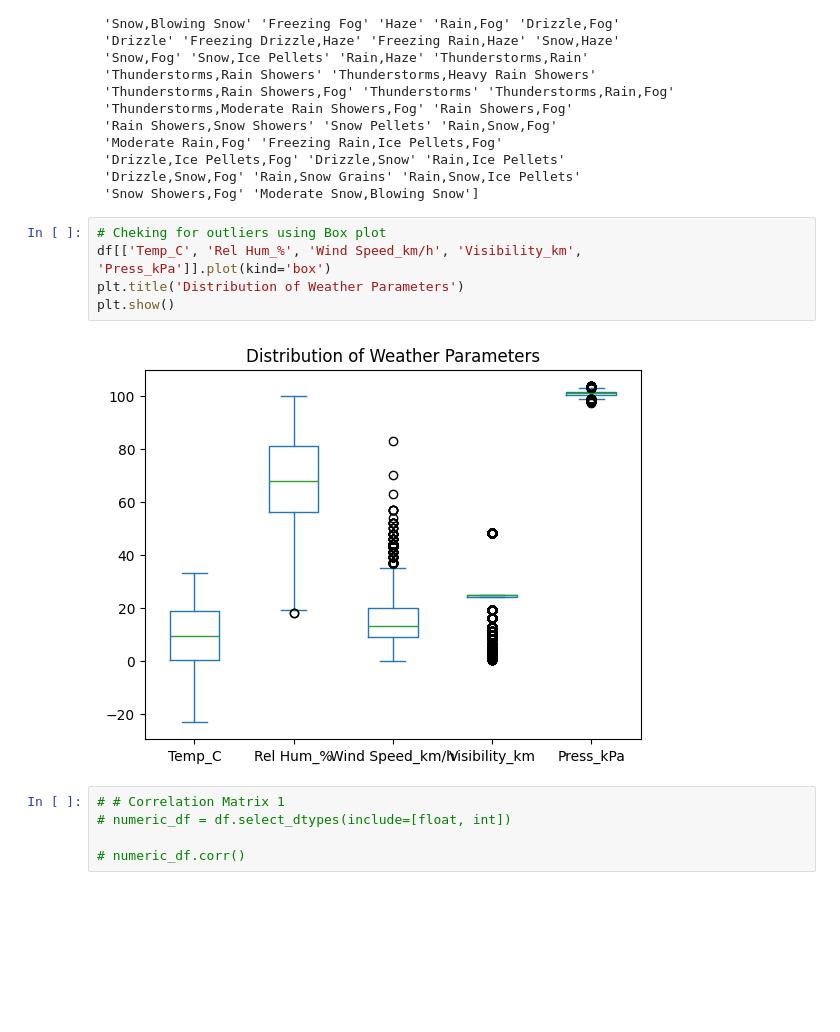
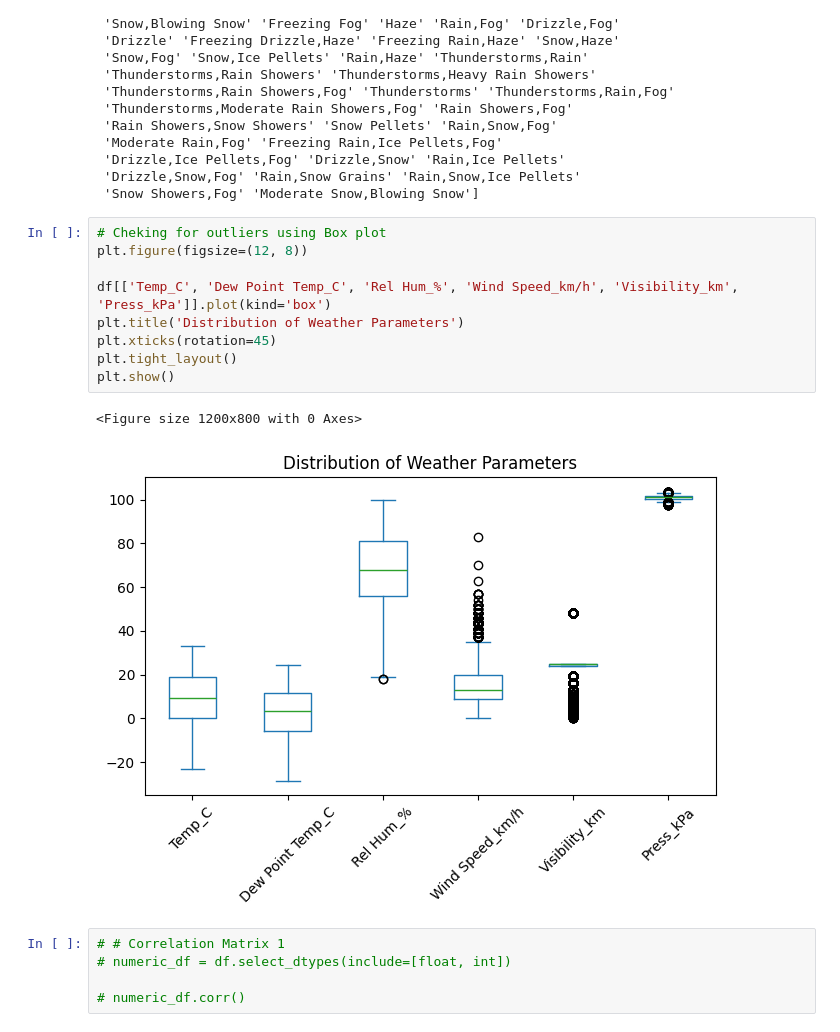
Before and after one commit to Moraa-Ke/Weather-Insights-, a Jupyter notebook: Weather_Insights.ipynb, the cells around one changed output. Cells and saved outputs as stored; diff of their text form; blank space fills up the shorter version.

```diff
--- a/Weather_Insights.ipynb
+++ b/Weather_Insights.ipynb
@@ -325,11 +325,16 @@ print(unique_weather_conditions)
  'Snow Showers,Fog' 'Moderate Snow,Blowing Snow']
 # %%
 # Cheking for outliers using Box plot
-df[['Temp_C', 'Rel Hum_%', 'Wind Speed_km/h', 'Visibility_km', 'Press_kPa']].plot(kind='box')
+plt.figure(figsize=(12, 8))
+
+df[['Temp_C', 'Dew Point Temp_C', 'Rel Hum_%', 'Wind Speed_km/h', 'Visibility_km', 'Press_kPa']].plot(kind='box')
 plt.title('Distribution of Weather Parameters')
+plt.xticks(rotation=45)
+plt.tight_layout()
 plt.show()
 # %% [output]
+<Figure size 1200x800 with 0 Axes>
-[figure, old version]
+[figure, new version]
 # %%
 # # Correlation Matrix 1
 # numeric_df = df.select_dtypes(include=[float, int])
```
Also changed, not shown: parts of 4 cells of this notebook.
